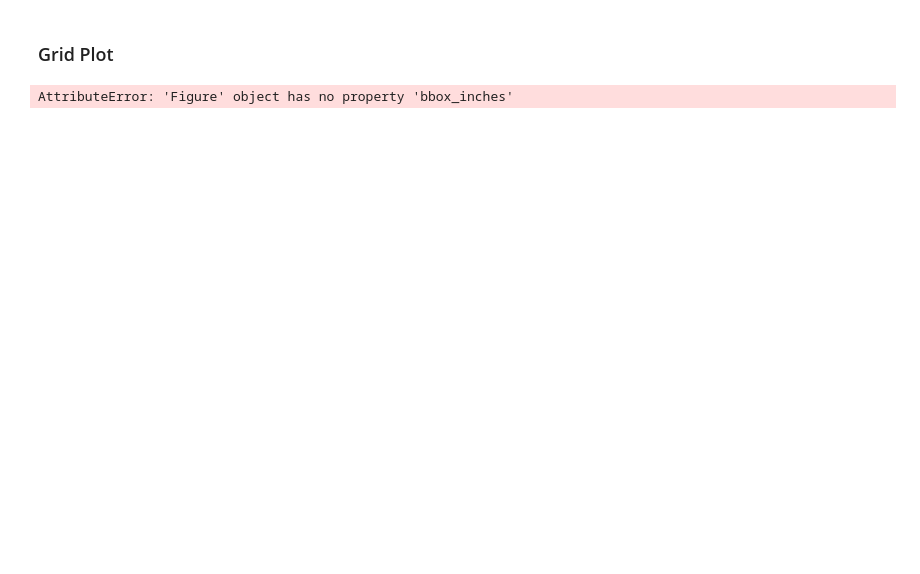
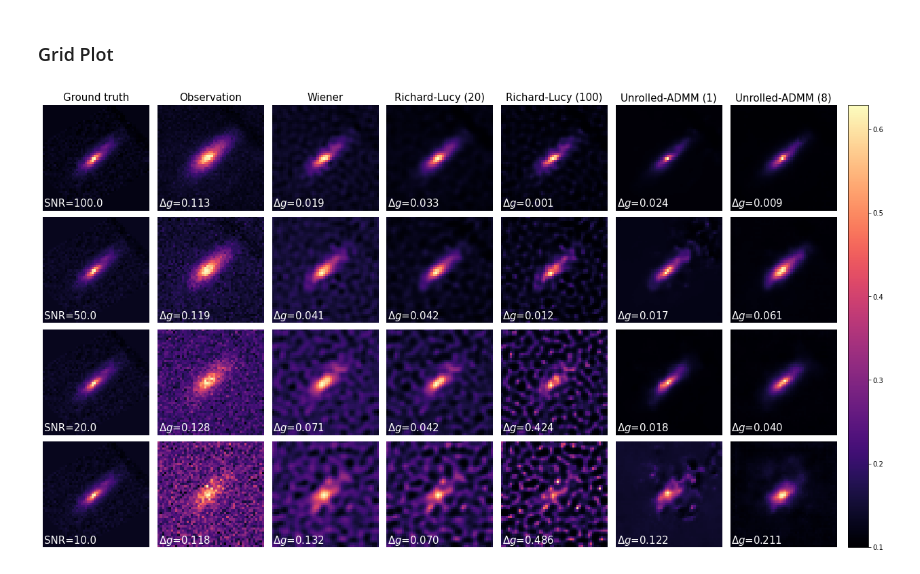
Before and after one commit to Lukeli0425/Galaxy-Deconv, a Jupyter notebook: grid_plot.ipynb, the cells around one changed output. Cells and saved outputs as stored; diff of their text form; code cells hidden in the pictures; blank space fills up the shorter version.

Commit message:
update grid plot

```diff
--- a/grid_plot.ipynb
+++ b/grid_plot.ipynb
@@ -126,10 +128,10 @@ for idx, n_iters in enumerate(iter_list):
 # %% [markdown]
 ### Unrolled ADMM
 # %%
-iter_list = [1,8]
+iter_list = [1,4]
 rec_admm = [[], []]
 model_files = ['saved_models/Poisson_PnP_1iters_LSST23.5_50epochs.pth',
-               'saved_models/Poisson_PnP_8iters_LSST23.5_50epochs.pth']
+               'saved_models/Poisson_PnP_4iters_LSST23.5_50epochs.pth']
 for idx, (n_iters, model_file) in enumerate(zip(iter_list, model_files)):
     model = Unrolled_ADMM(n_iters=n_iters, llh='Poisson', PnP=True)
     model.to(device)
@@ -150,68 +152,73 @@ Successfully loaded in saved_models/Poisson_PnP_8iters_LSST23.5_50epochs.pth.
 # %% [markdown]
 ### Grid Plot
 # %%
-fig = plt.figure(figsize=(19,14), facecolor='white', bbox_inches='tight')
+fig = plt.figure(figsize=(21,12), facecolor='white')
+ax = plt.gca()
 cmap = 'magma'
 for idx, (gt, obs, snr, rec_fd, rec_RL_20, rec_RL_100, rec_1, rec_8) in enumerate(zip(gt_list, obs_list, snr_list, rec_wiener, rec_RL[0], rec_RL[1], rec_admm[0], rec_admm[1])):
-    plt.subplot(5,7,7*idx+1)
-    plt.subplots_adjust(wspace=0.08, hspace=0.2)
+    plt.subplot(4,7,7*idx+1)
+    plt.subplots_adjust(wspace=0.06, hspace=0.06)
     plt.imshow(gt, cmap=cmap)
-    plt.title("SNR={:.1f}".format(snr),y=-0.18,loc='left', fontsize=15)
+    plt.title("SNR={:.1f}".format(snr),x=0.01,y=0,loc='left', fontsize=15, color='white')
     plt.axis('off')
     if idx == 0:
         plt.title('Ground truth', fontsize=15)
 
-    plt.subplot(5,7,7*idx+2)
-    plt.subplots_adjust(wspace=0.08, hspace=0.2)
+    plt.subplot(4,7,7*idx+2)
+    plt.subplots_adjust(wspace=0.06, hspace=0.06)
     plt.imshow(obs, cmap=cmap)
-    plt.title("PSNR={:.2f}".format(PSNR(obs,gt)),y=-0.18,loc='left', fontsize=15)
+    plt.title("PSNR={:.2f}".format(PSNR(obs,gt)),y=-0.18,loc='left', fontsize=15, color='black')
+    plt.title("$\Delta g$={:.3f}".format(abs(estimate_shear(obs.numpy(),psf_delta)[2]-estimate_shear(gt.numpy(),psf_delta)[2])),x=0.01,y=0,loc='left', fontsize=15, color='white')
     plt.axis('off')
     if idx == 0:
         plt.title('Observation', fontsize=15)
 
-    plt.subplot(5,7,7*idx+3)
-    plt.subplots_adjust(wspace=0.08, hspace=0.2)
+    plt.subplot(4,7,7*idx+3)
+    plt.subplots_adjust(wspace=0.06, hspace=0.06)
     plt.imshow(rec_fd, cmap=cmap)
-    plt.title("PSNR={:.2f}".format(PSNR(rec_fd,gt)),y=-0.18,loc='left', fontsize=15)
+    plt.title("PSNR={:.2f}".format(PSNR(rec_fd,gt)),y=-0.18,loc='left', fontsize=15, color='black')
+    plt.title("$\Delta g$={:.3f}".format(abs(estimate_shear(rec_fd.numpy(),psf_delta)[2]-estimate_shear(gt.numpy(),psf_delta)[2])),x=0.01,y=0,loc='left', fontsize=15, color='white')
     plt.axis('off')
     if idx == 0:
         plt.title('Wiener', fontsize=15)
 
-    plt.subplot(5,7,7*idx+4)
-    plt.subplots_adjust(wspace=0.08, hspace=0.2)
+    plt.subplot(4,7,7*idx+4)
+    plt.subplots_adjust(wspace=0.06, hspace=0.06)
     plt.imshow(rec_RL_20, cmap=cmap)
-    plt.title("PSNR={:.2f}".format(PSNR(rec_RL_20,gt)),y=-0.18,loc='left', fontsize=15)
+    plt.title("PSNR={:.2f}".format(PSNR(rec_RL_20,gt)),y=-0.18,loc='left', fontsize=15, color='black')
+    plt.title("$\Delta g$={:.3f}".format(abs(estimate_shear(rec_RL_20,psf_delta)[2]-estimate_shear(gt.numpy(),psf_delta)[2])),x=0.01,y=0,loc='left', fontsize=15, color='white')
     plt.axis('off')
     if idx == 0:
         plt.title('Richard-Lucy (20)', fontsize=15)
 
-    plt.subplot(5,7,7*idx+5)
-    plt.subplots_adjust(wspace=0.08, hspace=0.2)
+    plt.subplot(4,7,7*idx+5)
+    plt.subplots_adjust(wspace=0.06, hspace=0.06)
     plt.imshow(rec_RL_100, cmap=cmap)
-    plt.title("PSNR={:.2f}".format(PSNR(rec_RL_100,gt)),y=-0.18,loc='left', fontsize=15)
+    plt.title("PSNR={:.2f}".format(PSNR(rec_RL_100,gt)),y=-0.18,loc='left', fontsize=15, color='black')
+    plt.title("$\Delta g$={:.3f}".format(abs(estimate_shear(rec_RL_100,psf_delta)[2]-estimate_shear(gt.numpy(),psf_delta)[2])),x=0.01,y=0,loc='left', fontsize=15, color='white')
     plt.axis('off')
     if idx == 0:
         plt.title('Richard-Lucy (100)', fontsize=15)
 
-    plt.subplot(5,7,7*idx+6)
-    plt.subplots_adjust(wspace=0.08, hspace=0.2)
+    plt.subplot(4,7,7*idx+6)
+    plt.subplots_adjust(wspace=0.06, hspace=0.06)
     plt.imshow(rec_1, cmap=cmap)
-    # plt.title("PSNR={:.2f}".format(PSNR(rec_1,gt)),y=0,loc='left', fontsize=15, color='white')
-    plt.title("$\Delta g$={:.3f}".format(abs(estimate_shear(rec_1,psf_delta)[2]-estimate_shear(gt.numpy(),psf_delta)[2])),y=0,loc='left', fontsize=15, color='white')
+    plt.title("PSNR={:.2f}".format(PSNR(rec_1,gt)),y=-0.18,loc='left', fontsize=15, color='black')
+    plt.title("$\Delta g$={:.3f}".format(abs(estimate_shear(rec_1,psf_delta)[2]-estimate_shear(gt.numpy(),psf_delta)[2])),x=0.01,y=0,loc='left', fontsize=15, color='white')
     plt.axis('off')
     if idx == 0:
         plt.title('Unrolled-ADMM (1)', fontsize=15)
 
-    plt.subplot(5,7,7*idx+7)
-    plt.subplots_adjust(wspace=0.08, hspace=0.2)
+    plt.subplot(4,7,7*idx+7)
+    plt.subplots_adjust(wspace=0.06, hspace=0.06)
     plt.imshow(rec_8, cmap=cmap)
-    plt.title("PSNR={:.2f}".format(PSNR(rec_8,gt)),y=-0.18,loc='left', fontsize=15)
+    plt.title("PSNR={:.2f}".format(PSNR(rec_8,gt)),y=-0.18,loc='left', fontsize=15, color='black')
+    plt.title("$\Delta g$={:.3f}".format(abs(estimate_shear(rec_8,psf_delta)[2]-estimate_shear(gt.numpy(),psf_delta)[2])),x=0.01,y=0,loc='left', fontsize=15, color='white')
     plt.axis('off')
     if idx == 0:
         plt.title('Unrolled-ADMM (8)', fontsize=15)
-    divider = make_axes_locatable(plt.gca())
-    cax = divider.append_axes("right", size="5%", pad="3%")
-    plt.colorbar(cax=cax)
+cax = fig.add_axes([ax.get_position().x1+0.01,ax.get_position().y0,0.02,ax.get_position().height])
+plt.colorbar(cax=cax) # Similar to fig.colorbar(im, cax = cax)
 plt.savefig('figures/grid.eps', bbox_inches='tight')
 # %% [output]
-AttributeError: 'Figure' object has no property 'bbox_inches'
+[figure, added]
```
Also changed, not shown: parts of 3 cells of this notebook, 23 other files.
